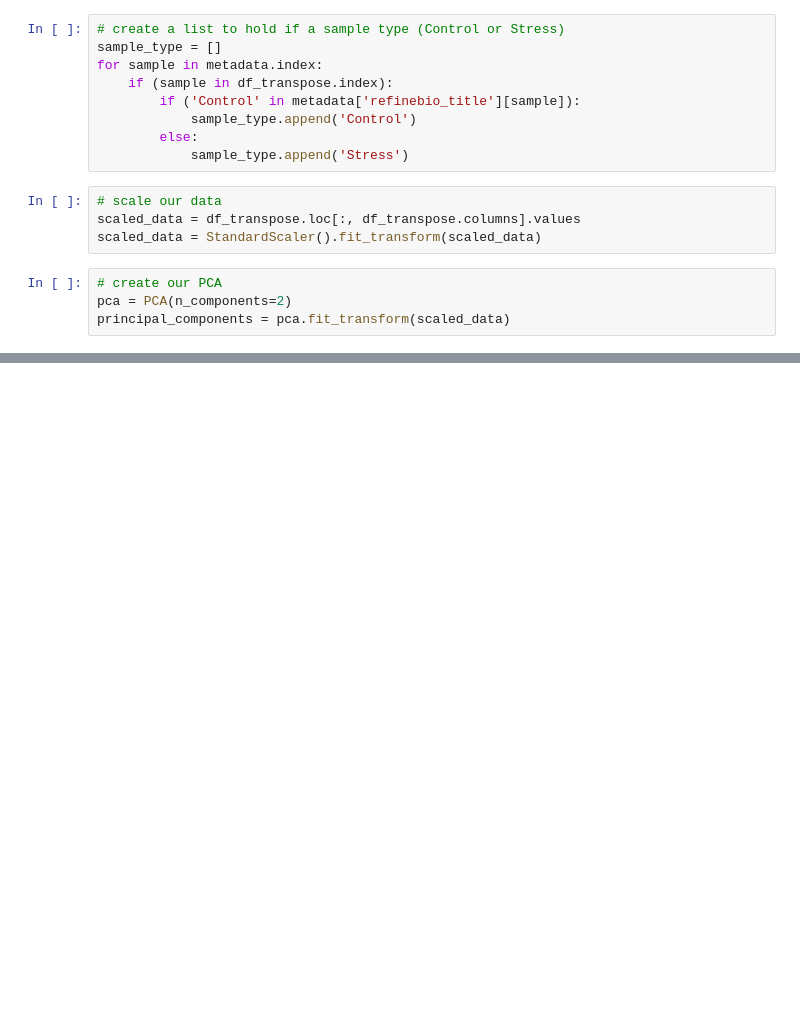
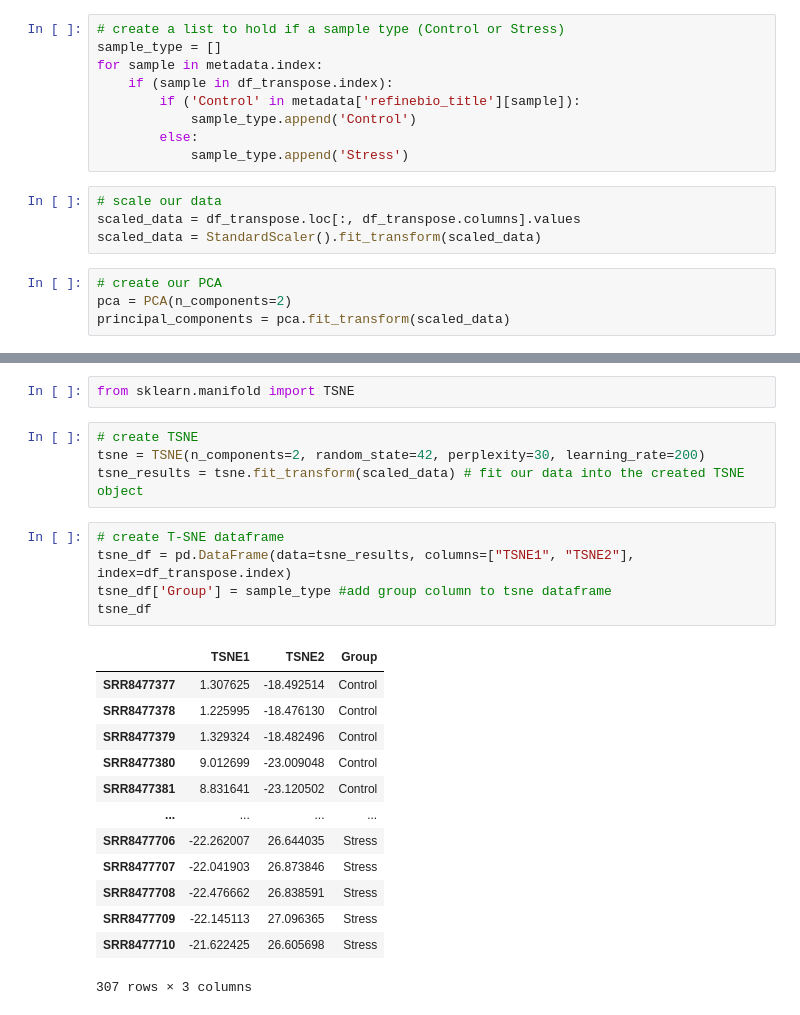
Before and after one commit to jess16313/Bioinformatics-baddies, a Jupyter notebook: Assignment_2.ipynb, the cells around one changed output, grey strips where cells are left out. Drawn from its saved outputs; the diff is of its cells as text; blank space fills up the shorter version.

```diff
--- a/Assignment_2.ipynb
+++ b/Assignment_2.ipynb
@@ -114,0 +119,25 @@ plt.show()
+# %%
+from sklearn.manifold import TSNE
+# %%
+# create TSNE
+tsne = TSNE(n_components=2, random_state=42, perplexity=30, learning_rate=200)
+tsne_results = tsne.fit_transform(scaled_data) # fit our data into the created TSNE object
+# %%
+# create T-SNE dataframe
+tsne_df = pd.DataFrame(data=tsne_results, columns=["TSNE1", "TSNE2"], index=df_transpose.index)
+tsne_df['Group'] = sample_type #add group column to tsne dataframe
+tsne_df
+# %% [output]
+|  | TSNE1 | TSNE2 | Group |
+| SRR8477377 | 1.307625 | -18.492514 | Control |
+| SRR8477378 | 1.225995 | -18.476130 | Control |
+| SRR8477379 | 1.329324 | -18.482496 | Control |
+| SRR8477380 | 9.012699 | -23.009048 | Control |
+| SRR8477381 | 8.831641 | -23.120502 | Control |
+| ... | ... | ... | ... |
+| SRR8477706 | -22.262007 | 26.644035 | Stress |
+| SRR8477707 | -22.041903 | 26.873846 | Stress |
+| SRR8477708 | -22.476662 | 26.838591 | Stress |
+| SRR8477709 | -22.145113 | 27.096365 | Stress |
+| SRR8477710 | -21.622425 | 26.605698 | Stress |
+307 rows × 3 columns
```
Also changed, not shown: parts of 10 cells of this notebook.
